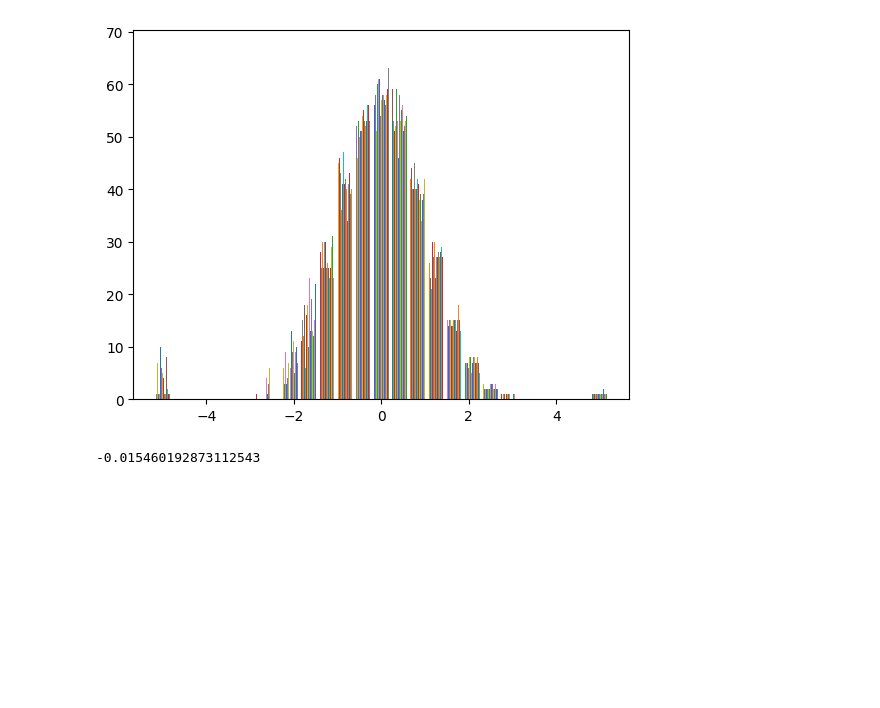
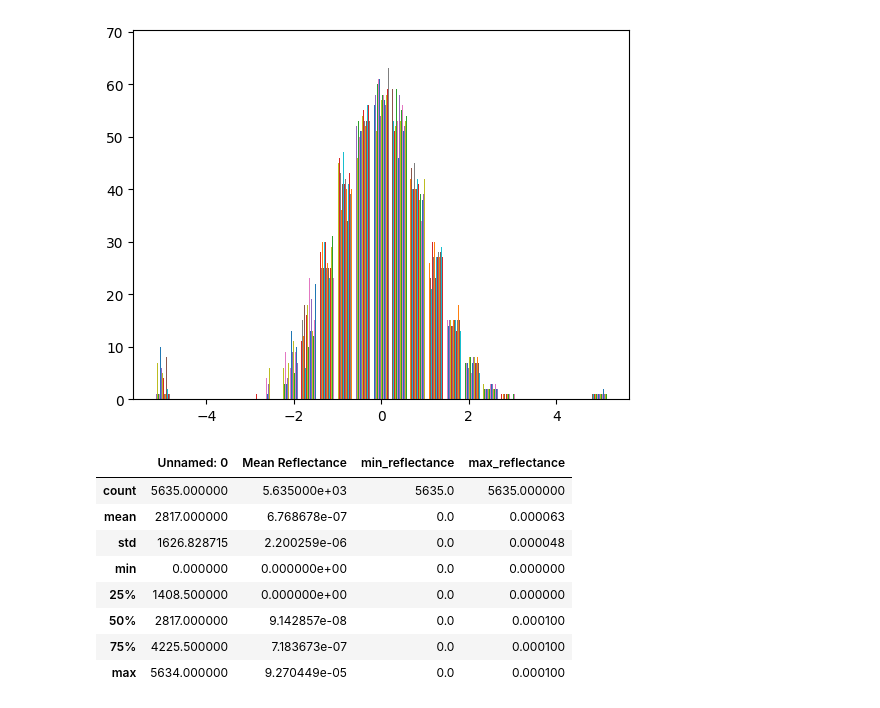
Before and after one commit to BRIJNANDA1979/Segmenting-Kelp-Forests-, a Jupyter notebook: Version_1_1_Step_1_Preparing_Training_data_Segmenting_Kelp.ipynb, the cells around one changed output. Cells and saved outputs as stored; diff of their text form; code cells hidden in the pictures; blank space fills up the shorter version.

```diff
--- a/Version_1_1_Step_1_Preparing_Training_data_Segmenting_Kelp.ipynb
+++ b/Version_1_1_Step_1_Preparing_Training_data_Segmenting_Kelp.ipynb
@@ -363,7 +396,5 @@ pyplot.show()
 # %% [output]
 [figure]
 [figure]
-# %%
-data_trans.mean()
-# %% [output]
--0.015460192873112543
+# %%
+df_train_labelled = pd.read_csv('/content/drive/MyDrive/KELP forest Satellite imagery Project Data/Train Features/df_labelled_images_reflectance.csv')
@@ -369,0 +403,12 @@ data_trans.mean()
+# %%
+df_train_labelled.describe()
+# %% [output]
+|  | Unnamed: 0 | Mean Reflectance | min_reflectance | max_reflectance |
+| count | 5635.000000 | 5.635000e+03 | 5635.0 | 5635.000000 |
+| mean | 2817.000000 | 6.768678e-07 | 0.0 | 0.000063 |
+| std | 1626.828715 | 2.200259e-06 | 0.0 | 0.000048 |
+| min | 0.000000 | 0.000000e+00 | 0.0 | 0.000000 |
+| 25% | 1408.500000 | 0.000000e+00 | 0.0 | 0.000000 |
+| 50% | 2817.000000 | 9.142857e-08 | 0.0 | 0.000100 |
+| 75% | 4225.500000 | 7.183673e-07 | 0.0 | 0.000100 |
+| max | 5634.000000 | 9.270449e-05 | 0.0 | 0.000100 |
```
Also changed, not shown: parts of 19 cells of this notebook.
